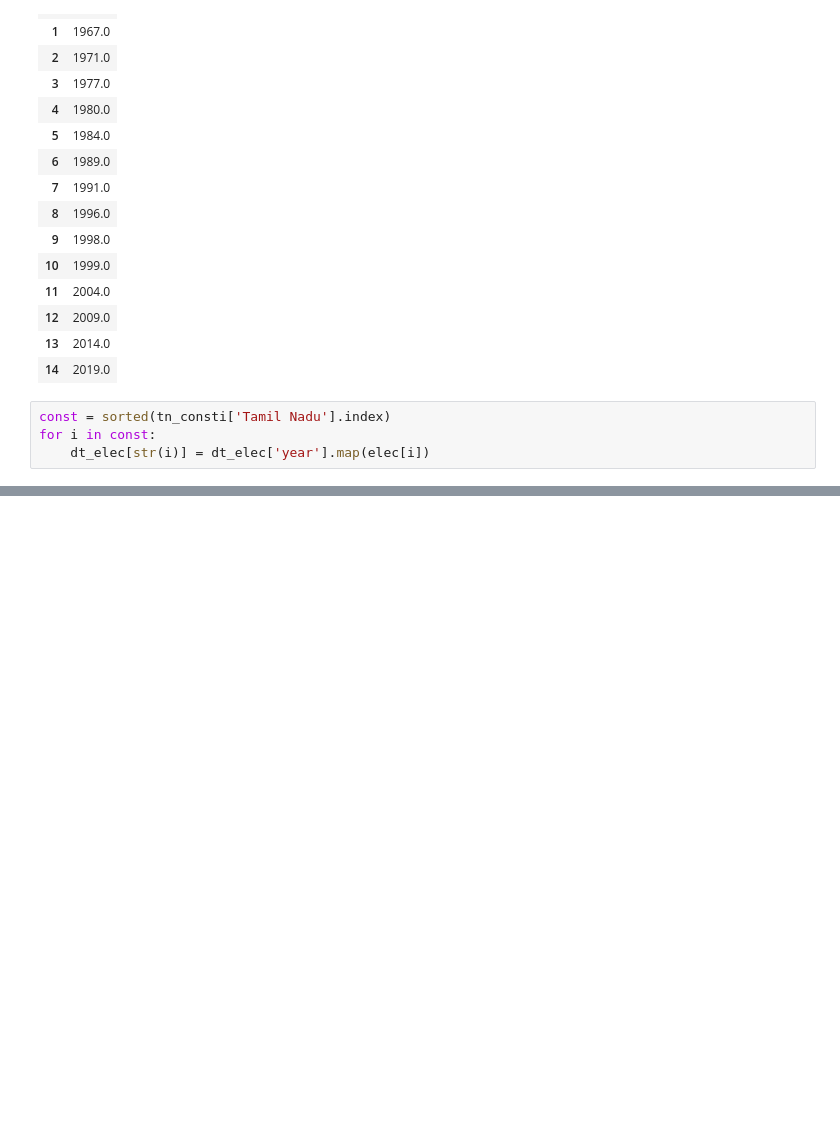
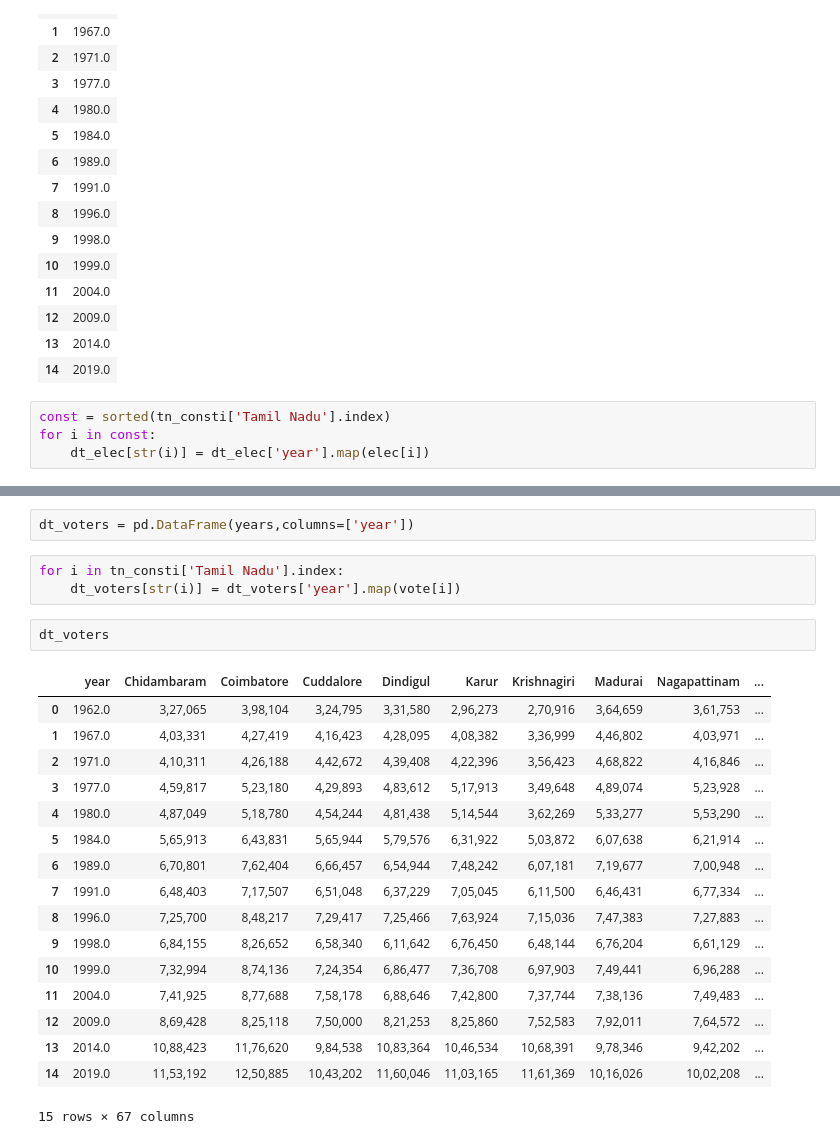
Before and after one commit to Civanesh/DV-project, a Jupyter notebook: Untitled.ipynb, the cells around one changed output, grey strips where cells are left out. Saved outputs shown, nothing was run; the diff lists cells and outputs as text; blank space fills up the shorter version.

```diff
--- a/Untitled.ipynb
+++ b/Untitled.ipynb
@@ -469,0 +375,25 @@ TypeError: bar() missing 1 required positional argument: 'height'
+# %%
+dt_voters = pd.DataFrame(years,columns=['year'])
+# %%
+for i in tn_consti['Tamil Nadu'].index:
+    dt_voters[str(i)] = dt_voters['year'].map(vote[i])
+# %%
+dt_voters
+# %% [output]
+|  | year | Chidambaram | Coimbatore | Cuddalore | Dindigul | Karur | Krishnagiri | Madurai | Nagapattinam | ... |
+| 0 | 1962.0 | 3,27,065 | 3,98,104 | 3,24,795 | 3,31,580 | 2,96,273 | 2,70,916 | 3,64,659 | 3,61,753 | ... |
+| 1 | 1967.0 | 4,03,331 | 4,27,419 | 4,16,423 | 4,28,095 | 4,08,382 | 3,36,999 | 4,46,802 | 4,03,971 | ... |
+| 2 | 1971.0 | 4,10,311 | 4,26,188 | 4,42,672 | 4,39,408 | 4,22,396 | 3,56,423 | 4,68,822 | 4,16,846 | ... |
+| 3 | 1977.0 | 4,59,817 | 5,23,180 | 4,29,893 | 4,83,612 | 5,17,913 | 3,49,648 | 4,89,074 | 5,23,928 | ... |
+| 4 | 1980.0 | 4,87,049 | 5,18,780 | 4,54,244 | 4,81,438 | 5,14,544 | 3,62,269 | 5,33,277 | 5,53,290 | ... |
+| 5 | 1984.0 | 5,65,913 | 6,43,831 | 5,65,944 | 5,79,576 | 6,31,922 | 5,03,872 | 6,07,638 | 6,21,914 | ... |
+| 6 | 1989.0 | 6,70,801 | 7,62,404 | 6,66,457 | 6,54,944 | 7,48,242 | 6,07,181 | 7,19,677 | 7,00,948 | ... |
+| 7 | 1991.0 | 6,48,403 | 7,17,507 | 6,51,048 | 6,37,229 | 7,05,045 | 6,11,500 | 6,46,431 | 6,77,334 | ... |
+| 8 | 1996.0 | 7,25,700 | 8,48,217 | 7,29,417 | 7,25,466 | 7,63,924 | 7,15,036 | 7,47,383 | 7,27,883 | ... |
+| 9 | 1998.0 | 6,84,155 | 8,26,652 | 6,58,340 | 6,11,642 | 6,76,450 | 6,48,144 | 6,76,204 | 6,61,129 | ... |
+| 10 | 1999.0 | 7,32,994 | 8,74,136 | 7,24,354 | 6,86,477 | 7,36,708 | 6,97,903 | 7,49,441 | 6,96,288 | ... |
+| 11 | 2004.0 | 7,41,925 | 8,77,688 | 7,58,178 | 6,88,646 | 7,42,800 | 7,37,744 | 7,38,136 | 7,49,483 | ... |
+| 12 | 2009.0 | 8,69,428 | 8,25,118 | 7,50,000 | 8,21,253 | 8,25,860 | 7,52,583 | 7,92,011 | 7,64,572 | ... |
+| 13 | 2014.0 | 10,88,423 | 11,76,620 | 9,84,538 | 10,83,364 | 10,46,534 | 10,68,391 | 9,78,346 | 9,42,202 | ... |
+| 14 | 2019.0 | 11,53,192 | 12,50,885 | 10,43,202 | 11,60,046 | 11,03,165 | 11,61,369 | 10,16,026 | 10,02,208 | ... |
+15 rows × 67 columns
```
Also changed, not shown: parts of 41 cells of this notebook.
